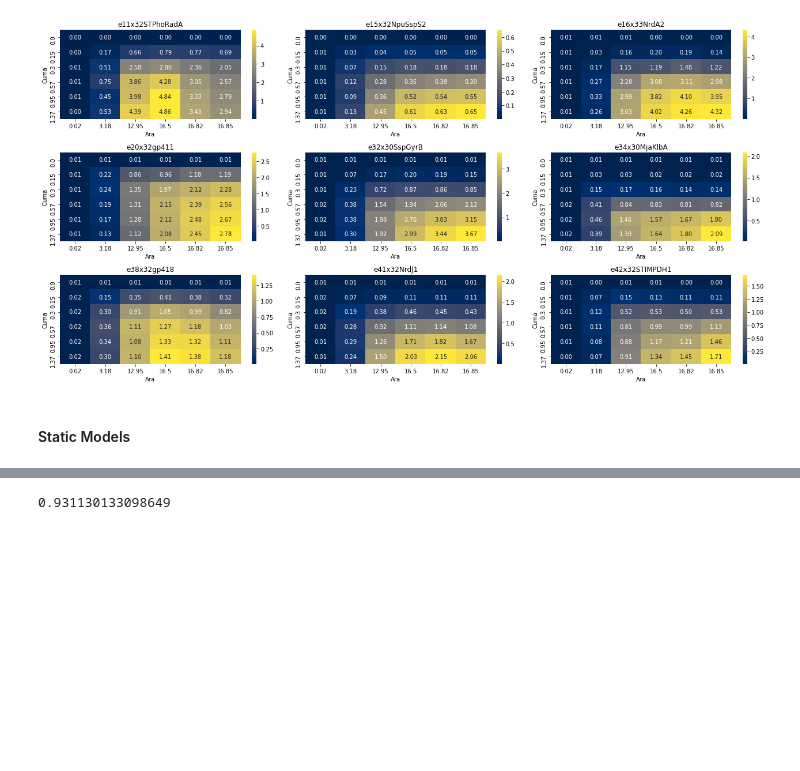
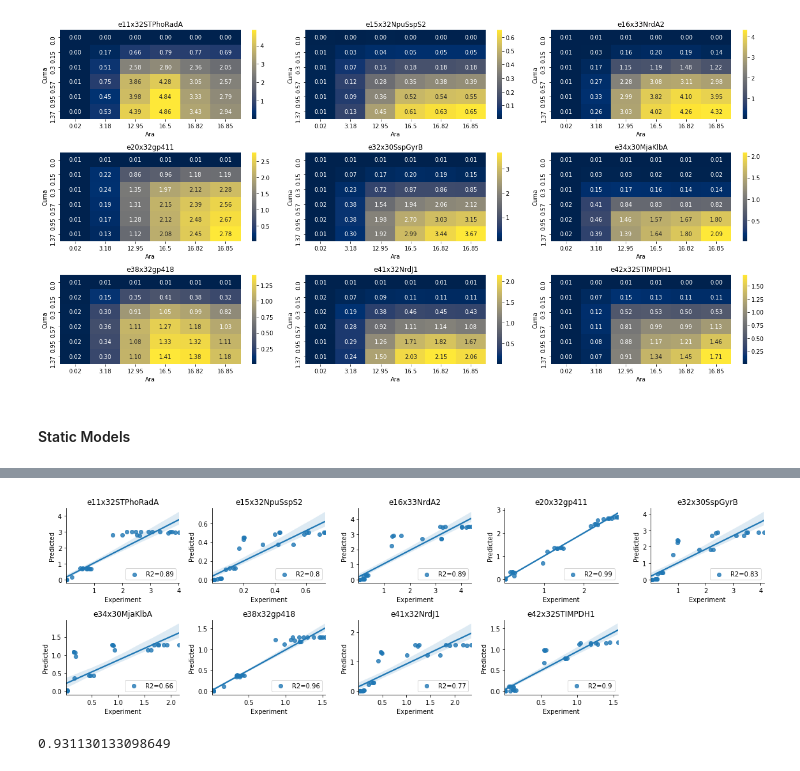
Before and after one commit to rmardian/intein-based-circuits, a Jupyter notebook: Steady-State Model.ipynb, the cells around one changed output, grey strips where cells are left out. Drawn from its saved outputs; the diff is of its cells as text; code cells hidden in the pictures; blank space fills up the shorter version.

```diff
--- a/Steady-State Model.ipynb
+++ b/Steady-State Model.ipynb
@@ -238,3 +303,7 @@ hill_params
+# %%
+plot_prediction(rpus, gates, 2, 5, hill_params, np.round(cumas_rpu, 2), np.round(aras_rpu, 2))
+# %% [output]
+[figure, added]
 # %%
 arr_ind1 = np.arange(0, np.max(cumas_rpu), 0.005)
 arr_ind2 = np.arange(0, np.max(aras_rpu), 0.05)
```
Also changed, not shown: parts of 12 cells of this notebook, 44 other files.
